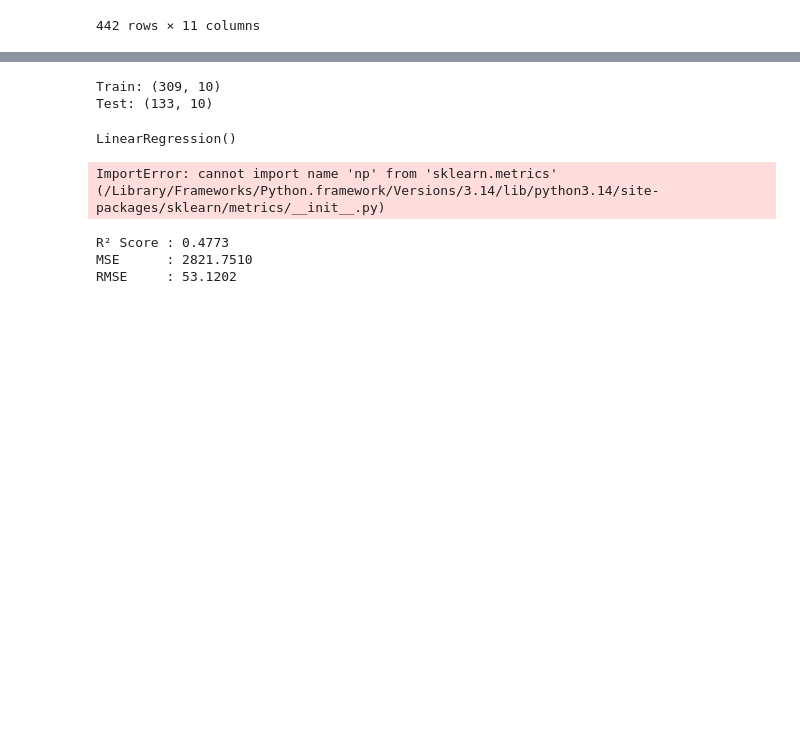
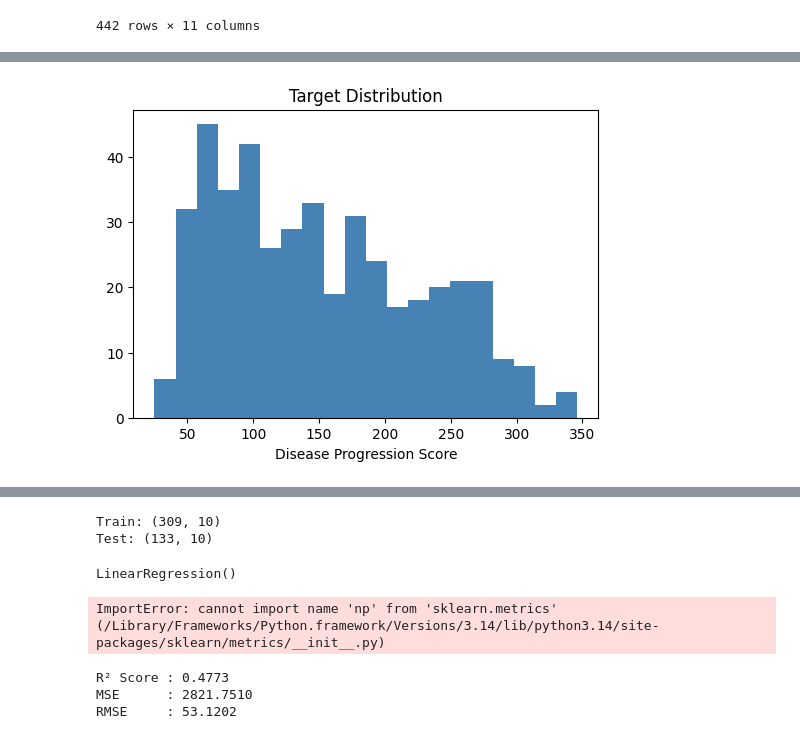
Before and after one commit to AkshitaSharma211/ml-journey, a Jupyter notebook: 01_linear_regression.ipynb, the cells around one changed output, grey strips where cells are left out. Cells and saved outputs as stored; diff of their text form; code cells hidden in the pictures; blank space fills up the shorter version.

Commit message:
added EDA - checked nulls, distribution, correlation heatmap

```diff
--- a/01_linear_regression.ipynb
+++ b/01_linear_regression.ipynb
@@ -60,0 +78,9 @@ Shape: (442, 11)
+# %%
+import matplotlib.pyplot as plt
+plt.figure(figsize=(6,4))
+plt.hist(df['target'], bins=20, color='steelblue')
+plt.title('Target Distribution')
+plt.xlabel('Disease Progression Score')
+plt.show()
+# %% [output]
+[figure, added]
```
Also changed, not shown: parts of 4 cells of this notebook.
